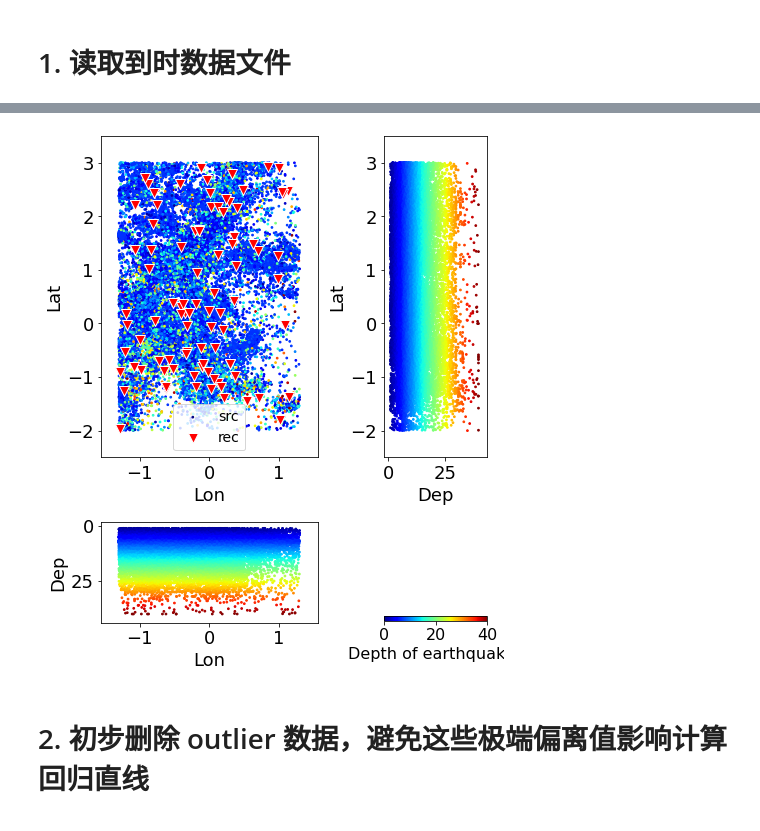
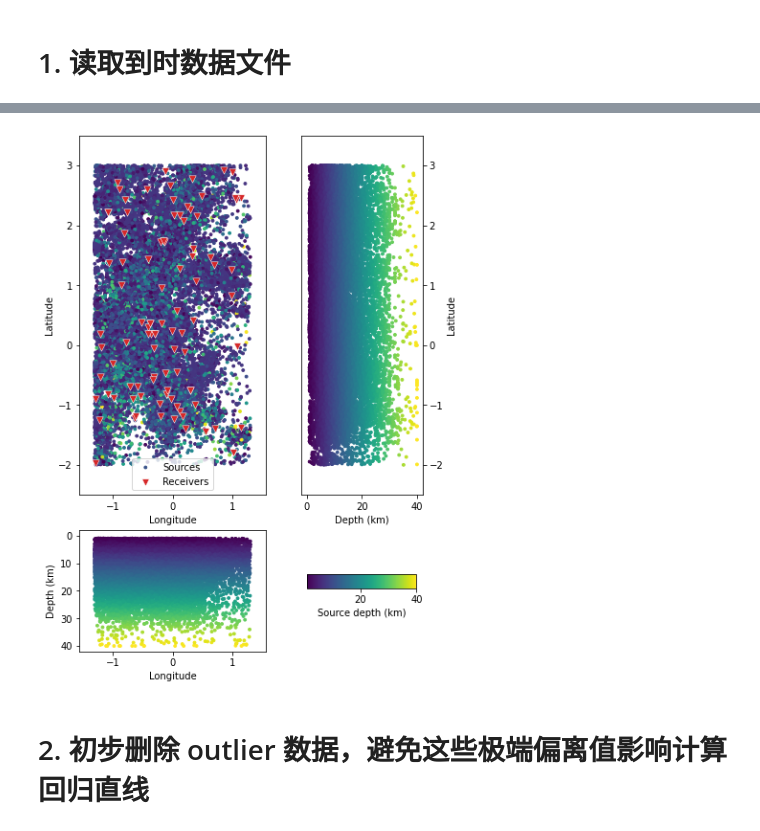
Before and after one commit to JingChen-Thu/TomoATT_examples_for_course2026, a Jupyter notebook: CHS/Step1_Data_Process/DataProc2_keep_reliable_data_by_linear_regression.ipynb, the cells around one changed output, grey strips where cells are left out. Saved outputs shown, nothing was run; the diff lists cells and outputs as text; code cells hidden in the pictures.

```diff
--- a/CHS/Step1_Data_Process/DataProc2_keep_reliable_data_by_linear_regression.ipynb
+++ b/CHS/Step1_Data_Process/DataProc2_keep_reliable_data_by_linear_regression.ipynb
@@ -10,8 +9,8 @@ import functions_for_data as ffd
 # %%
 # 读取数据
 fname = "output_data/step1_src_rec_indom.dat"
-[ev_info_obs, st_info_obs] = ffd.read_src_rec_file(fname)
+sr =pta.SrcRec.read(fname)
 
 # 数据画图（可选） fname = None 可以不保存图片
-ffd.fig_ev_st_distribution_dep(ev_info_obs, st_info_obs, fname = None)
+sr.plot();
 # %% [output]
@@ -18,4 +18,4 @@ ffd.fig_ev_st_distribution_dep(ev_info_obs, st_info_obs, fname = None)
-[figure, old version]
+[figure, new version]
 # %% [markdown]
 # 2. 初步删除 outlier 数据，避免这些极端偏离值影响计算回归直线
 # %%
```
Also changed, not shown: parts of 10 cells of this notebook.
